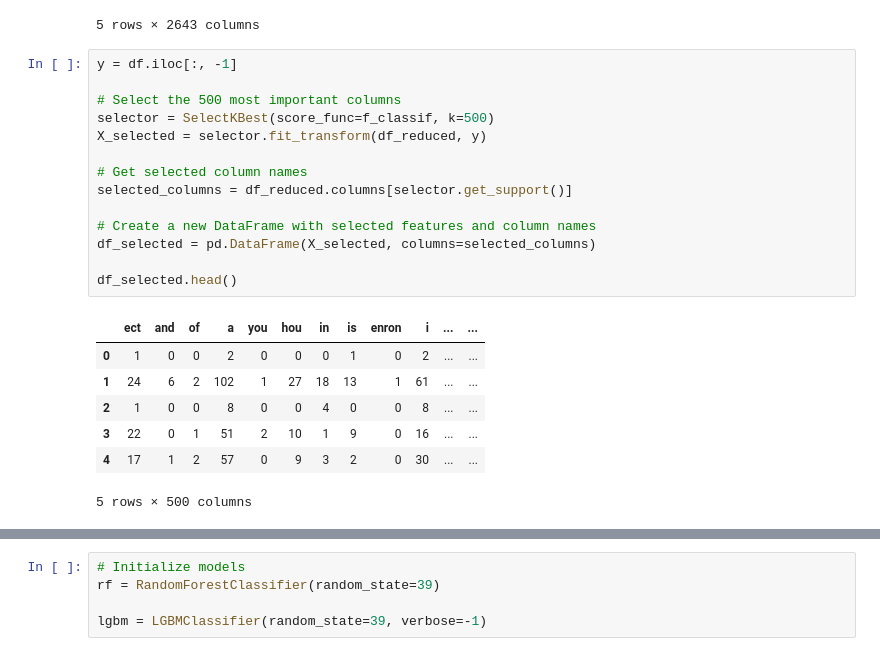
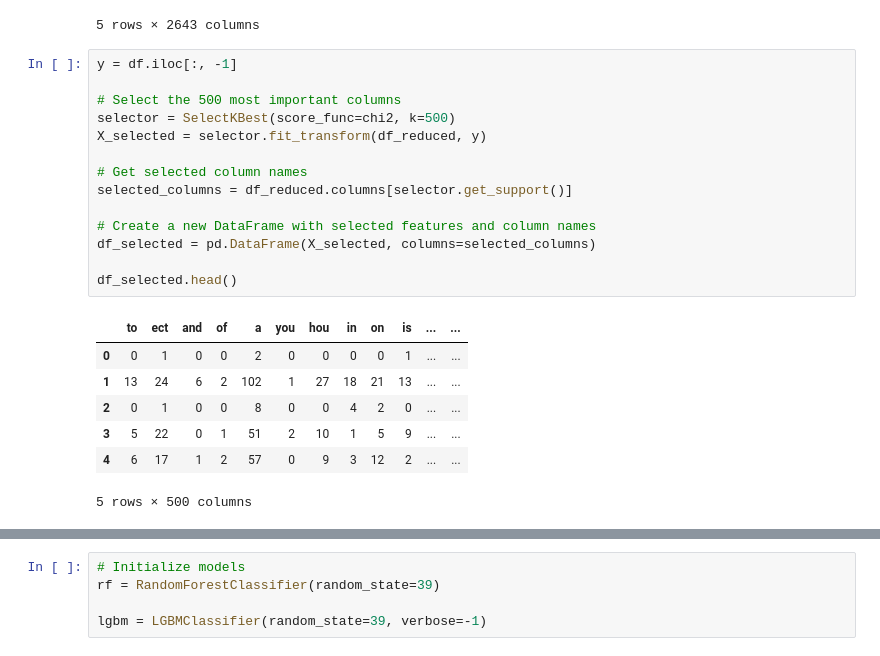
Before and after one commit to B-Kosev/ml-project, a Jupyter notebook: Project.ipynb, the cells around one changed output, grey strips where cells are left out. Saved outputs shown, nothing was run; the diff lists cells and outputs as text.

```diff
--- a/Project.ipynb
+++ b/Project.ipynb
@@ -95,22 +95,22 @@ df_reduced.head()
 # %%
 y = df.iloc[:, -1]
 
 # Select the 500 most important columns
-selector = SelectKBest(score_func=f_classif, k=500)
+selector = SelectKBest(score_func=chi2, k=500)
 X_selected = selector.fit_transform(df_reduced, y)
 
 # Get selected column names
 selected_columns = df_reduced.columns[selector.get_support()]
 
 # Create a new DataFrame with selected features and column names
 df_selected = pd.DataFrame(X_selected, columns=selected_columns)
 
 df_selected.head()
 # %% [output]
-|  | ect | and | of | a | you | hou | in | is | enron | i | ... | ... |
-| 0 | 1 | 0 | 0 | 2 | 0 | 0 | 0 | 1 | 0 | 2 | ... | ... |
-| 1 | 24 | 6 | 2 | 102 | 1 | 27 | 18 | 13 | 1 | 61 | ... | ... |
-| 2 | 1 | 0 | 0 | 8 | 0 | 0 | 4 | 0 | 0 | 8 | ... | ... |
-| 3 | 22 | 0 | 1 | 51 | 2 | 10 | 1 | 9 | 0 | 16 | ... | ... |
-| 4 | 17 | 1 | 2 | 57 | 0 | 9 | 3 | 2 | 0 | 30 | ... | ... |
+|  | to | ect | and | of | a | you | hou | in | on | is | ... | ... |
+| 0 | 0 | 1 | 0 | 0 | 2 | 0 | 0 | 0 | 0 | 1 | ... | ... |
+| 1 | 13 | 24 | 6 | 2 | 102 | 1 | 27 | 18 | 21 | 13 | ... | ... |
+| 2 | 0 | 1 | 0 | 0 | 8 | 0 | 0 | 4 | 2 | 0 | ... | ... |
+| 3 | 5 | 22 | 0 | 1 | 51 | 2 | 10 | 1 | 5 | 9 | ... | ... |
+| 4 | 6 | 17 | 1 | 2 | 57 | 0 | 9 | 3 | 12 | 2 | ... | ... |
 5 rows × 500 columns
```
Also changed, not shown: parts of 10 cells of this notebook.
